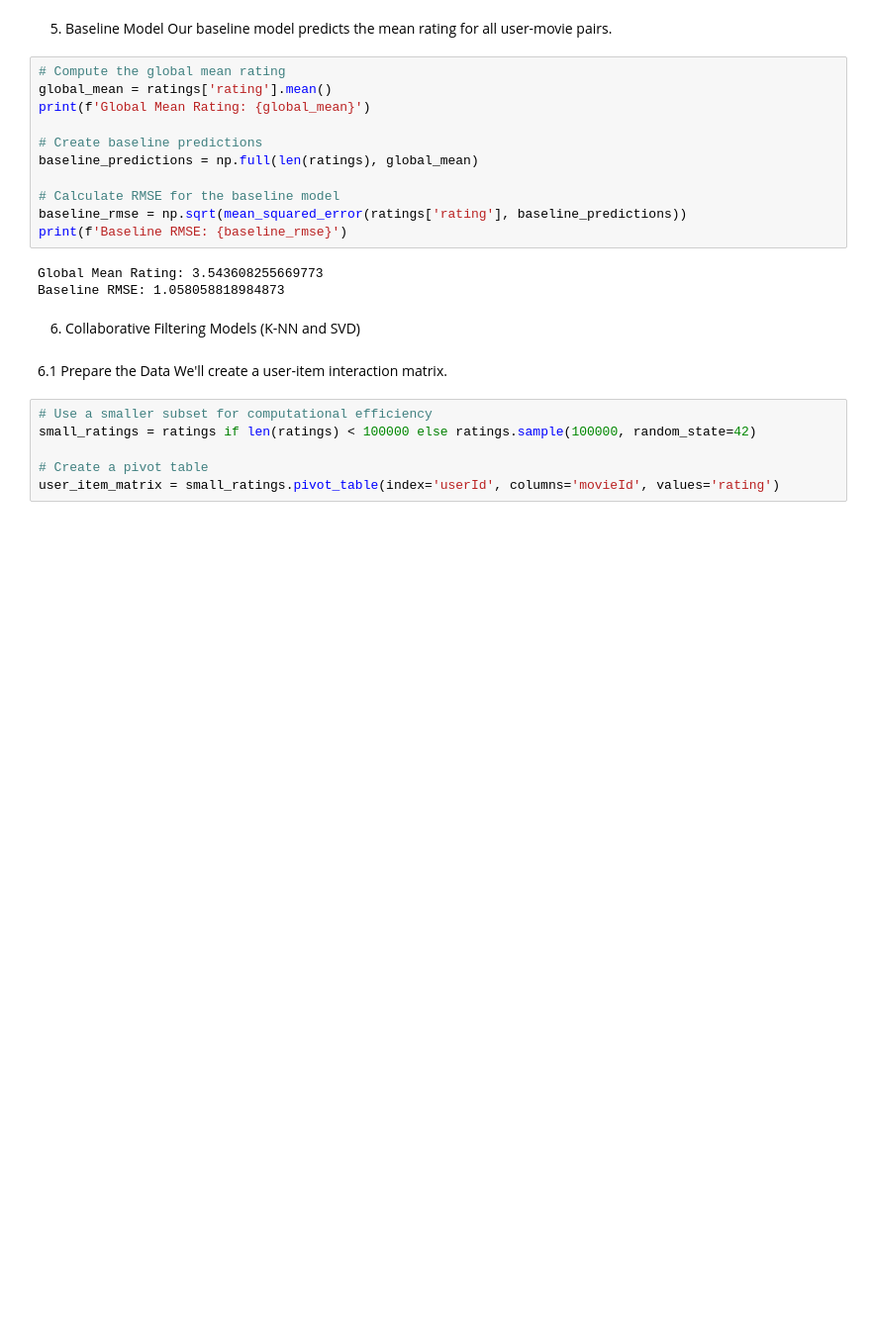
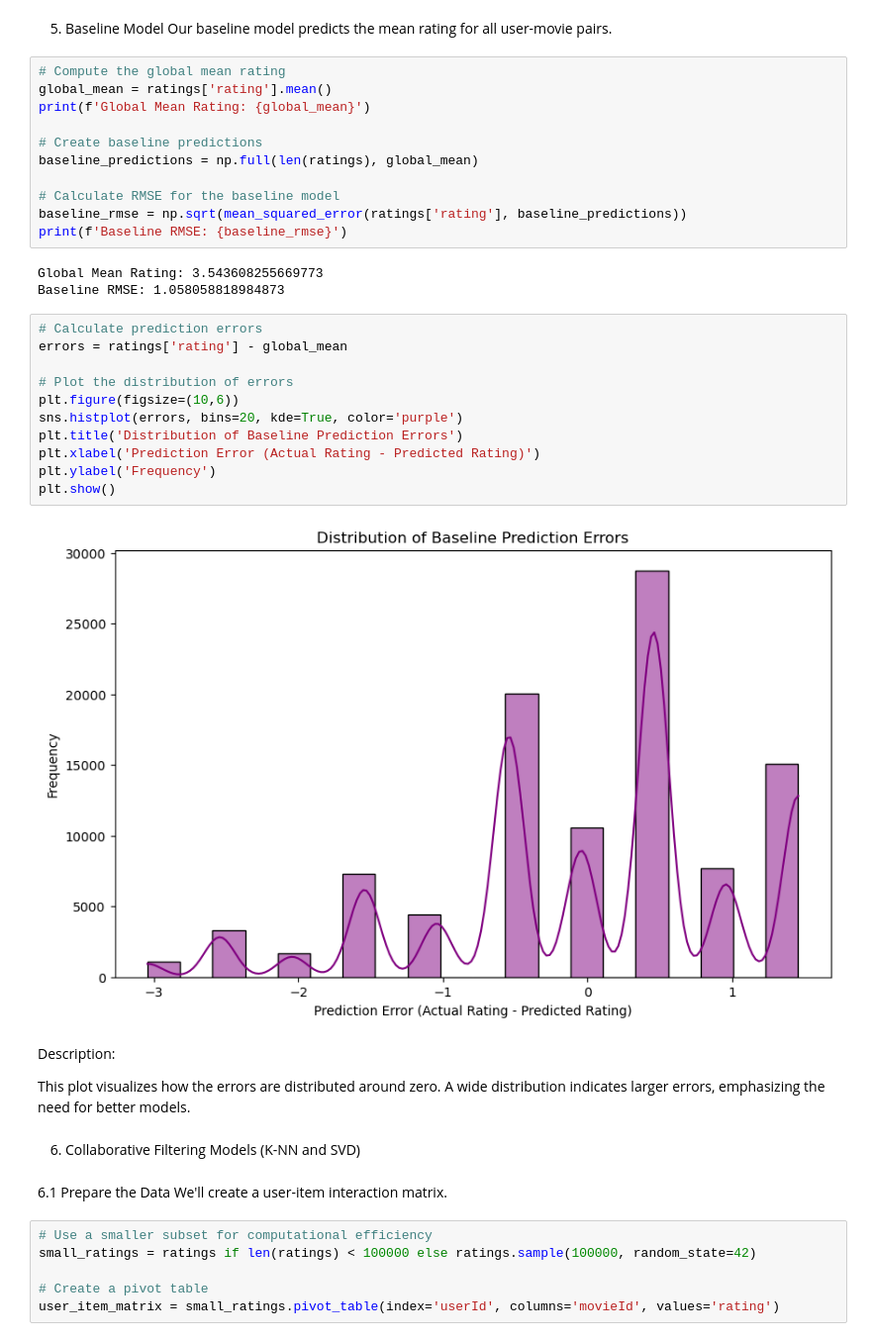
Before and after one commit to RicardoYedon/Project-5450, a Jupyter notebook: main.ipynb, the cells around one changed output. Shown at 99% size. Cells and saved outputs as stored; diff of their text form; blank space fills up the shorter version.

```diff
--- a/main.ipynb
+++ b/main.ipynb
@@ -206,6 +260,24 @@ print(f'Baseline RMSE: {baseline_rmse}')
 # %% [output]
 Global Mean Rating: 3.543608255669773
 Baseline RMSE: 1.058058818984873
+# %%
+# Calculate prediction errors
+errors = ratings['rating'] - global_mean
+
+# Plot the distribution of errors
+plt.figure(figsize=(10,6))
+sns.histplot(errors, bins=20, kde=True, color='purple')
+plt.title('Distribution of Baseline Prediction Errors')
+plt.xlabel('Prediction Error (Actual Rating - Predicted Rating)')
+plt.ylabel('Frequency')
+plt.show()
+# %% [output]
+[figure, added]
+# %% [markdown]
+Description:
+
+This plot visualizes how the errors are distributed around zero.
+A wide distribution indicates larger errors, emphasizing the need for better models.
 # %% [markdown]
 6. Collaborative Filtering Models (K-NN and SVD)
 # %% [markdown]
```
Also changed, not shown: parts of 8 cells of this notebook.
